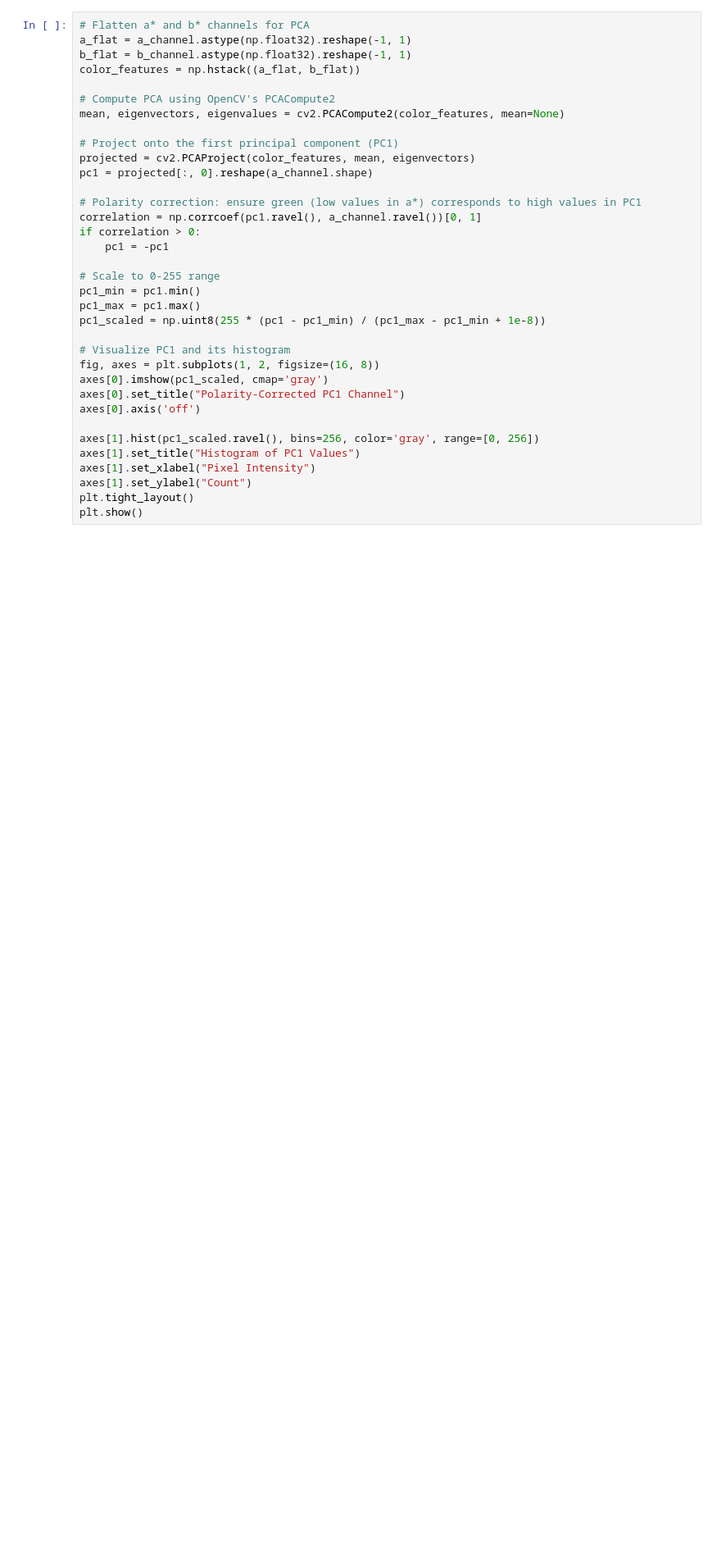
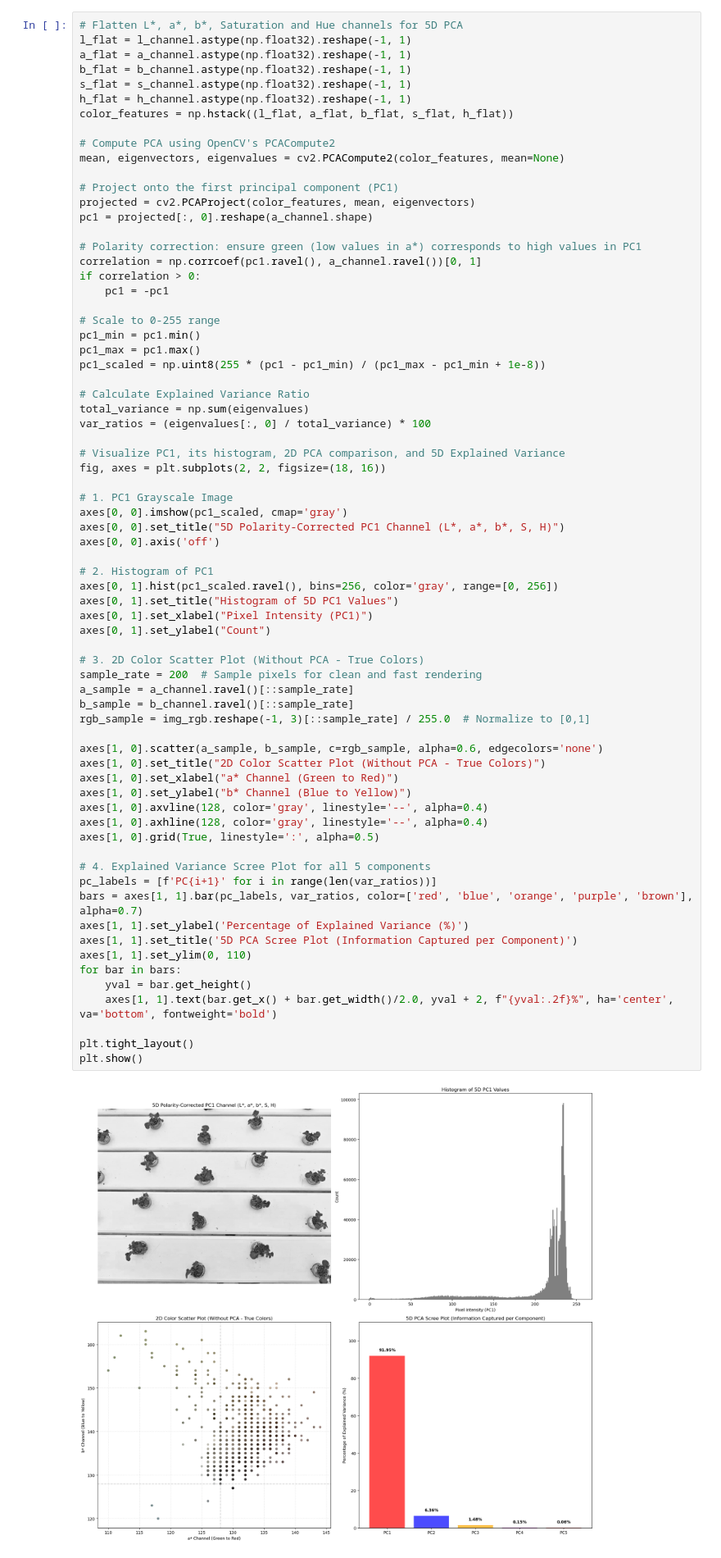
Before and after one commit to HuynhMaiThienAn/leaf-segmentation, a Jupyter notebook: leaf_segmentation_tutorial_clean.ipynb, the cells around one changed output. Shown at 82% size. Drawn from its saved outputs; the diff is of its cells as text; blank space fills up the shorter version.

```diff
--- a/leaf_segmentation_tutorial_clean.ipynb
+++ b/leaf_segmentation_tutorial_clean.ipynb
@@ -68,38 +149,75 @@ Because the principal direction vector is defined up to sign, we perform a **pol
 # %%
-# Flatten a* and b* channels for PCA
+# Flatten L*, a*, b*, Saturation and Hue channels for 5D PCA
+l_flat = l_channel.astype(np.float32).reshape(-1, 1)
 a_flat = a_channel.astype(np.float32).reshape(-1, 1)
 b_flat = b_channel.astype(np.float32).reshape(-1, 1)
-color_features = np.hstack((a_flat, b_flat))
+s_flat = s_channel.astype(np.float32).reshape(-1, 1)
+h_flat = h_channel.astype(np.float32).reshape(-1, 1)
+color_features = np.hstack((l_flat, a_flat, b_flat, s_flat, h_flat))
 
 # Compute PCA using OpenCV's PCACompute2
 mean, eigenvectors, eigenvalues = cv2.PCACompute2(color_features, mean=None)
 
 # Project onto the first principal component (PC1)
 projected = cv2.PCAProject(color_features, mean, eigenvectors)
 pc1 = projected[:, 0].reshape(a_channel.shape)
 
 # Polarity correction: ensure green (low values in a*) corresponds to high values in PC1
 correlation = np.corrcoef(pc1.ravel(), a_channel.ravel())[0, 1]
 if correlation > 0:
     pc1 = -pc1
 
 # Scale to 0-255 range
 pc1_min = pc1.min()
 pc1_max = pc1.max()
 pc1_scaled = np.uint8(255 * (pc1 - pc1_min) / (pc1_max - pc1_min + 1e-8))
 
-# Visualize PC1 and its histogram
-fig, axes = plt.subplots(1, 2, figsize=(16, 8))
-axes[0].imshow(pc1_scaled, cmap='gray')
-axes[0].set_title("Polarity-Corrected PC1 Channel")
-axes[0].axis('off')
+# Calculate Explained Variance Ratio
+total_variance = np.sum(eigenvalues)
+var_ratios = (eigenvalues[:, 0] / total_variance) * 100
 
-axes[1].hist(pc1_scaled.ravel(), bins=256, color='gray', range=[0, 256])
-axes[1].set_title("Histogram of PC1 Values")
-axes[1].set_xlabel("Pixel Intensity")
-axes[1].set_ylabel("Count")
+# Visualize PC1, its histogram, 2D PCA comparison, and 5D Explained Variance
+fig, axes = plt.subplots(2, 2, figsize=(18, 16))
+
+# 1. PC1 Grayscale Image
+axes[0, 0].imshow(pc1_scaled, cmap='gray')
+axes[0, 0].set_title("5D Polarity-Corrected PC1 Channel (L*, a*, b*, S, H)")
+axes[0, 0].axis('off')
+
+# 2. Histogram of PC1
+axes[0, 1].hist(pc1_scaled.ravel(), bins=256, color='gray', range=[0, 256])
+axes[0, 1].set_title("Histogram of 5D PC1 Values")
+axes[0, 1].set_xlabel("Pixel Intensity (PC1)")
+axes[0, 1].set_ylabel("Count")
+
+# 3. 2D Color Scatter Plot (Without PCA - True Colors)
+sample_rate = 200  # Sample pixels for clean and fast rendering
+a_sample = a_channel.ravel()[::sample_rate]
+b_sample = b_channel.ravel()[::sample_rate]
+rgb_sample = img_rgb.reshape(-1, 3)[::sample_rate] / 255.0  # Normalize to [0,1]
+
+axes[1, 0].scatter(a_sample, b_sample, c=rgb_sample, alpha=0.6, edgecolors='none')
+axes[1, 0].set_title("2D Color Scatter Plot (Without PCA - True Colors)")
+axes[1, 0].set_xlabel("a* Channel (Green to Red)")
+axes[1, 0].set_ylabel("b* Channel (Blue to Yellow)")
+axes[1, 0].axvline(128, color='gray', linestyle='--', alpha=0.4)
+axes[1, 0].axhline(128, color='gray', linestyle='--', alpha=0.4)
+axes[1, 0].grid(True, linestyle=':', alpha=0.5)
+
+# 4. Explained Variance Scree Plot for all 5 components
+pc_labels = [f'PC{i+1}' for i in range(len(var_ratios))]
+bars = axes[1, 1].bar(pc_labels, var_ratios, color=['red', 'blue', 'orange', 'purple', 'brown'], alpha=0.7)
+axes[1, 1].set_ylabel('Percentage of Explained Variance (%)')
+axes[1, 1].set_title('5D PCA Scree Plot (Information Captured per Component)')
+axes[1, 1].set_ylim(0, 110)
+for bar in bars:
+    yval = bar.get_height()
+    axes[1, 1].text(bar.get_x() + bar.get_width()/2.0, yval + 2, f"{yval:.2f}%", ha='center', va='bottom', fontweight='bold')
+
 plt.tight_layout()
 plt.show()
+# %% [output]
+[figure, added]
 # %% [markdown]
 ### Steps 5 & 6: Otsu's Thresholding & Morphological Cleaning
 
```
Also changed, not shown: parts of 19 cells of this notebook, 31 other files.
